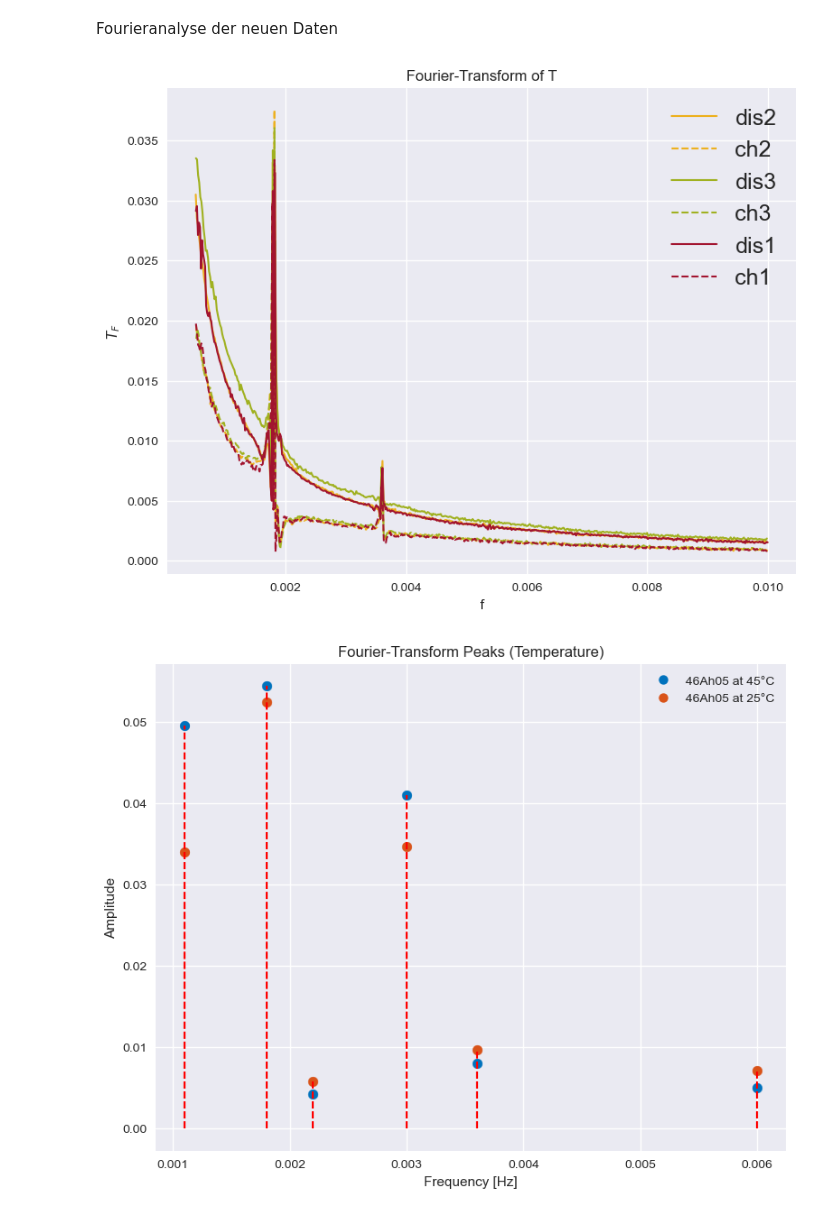
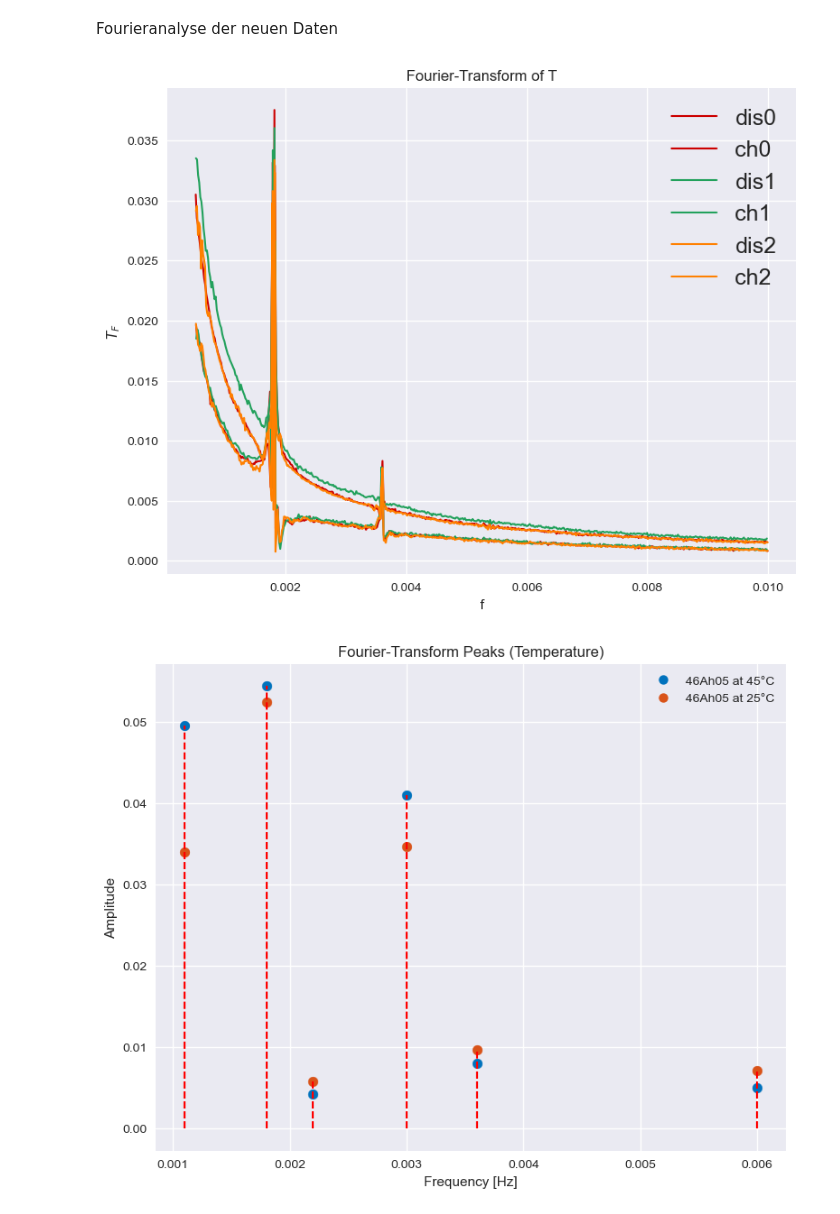
Before and after one commit to dieterduese/Projekt_Entropie, a Jupyter notebook: TIS_delS.ipynb, the cells around one changed output. Saved outputs shown, nothing was run; the diff lists cells and outputs as text; code cells hidden in the pictures.

```diff
--- a/TIS_delS.ipynb
+++ b/TIS_delS.ipynb
@@ -495,44 +498,60 @@ Fourieranalyse der neuen Daten
 # %%
 """Fourier neue Daten"""
 plt.figure()
 plt.title("Fourier-Transform of T")
 plt.xlabel("f")
 plt.ylabel("$T_{F}$")
+colors=['#cc0000', '#22a15c', '#ff8000', '#00a6b3']
+
+zähler=0
+for i in data_neu.keys():
+    farbe=colors[zähler]
+    for direction in [2,3]:
+        if direction==2:
+            lab="dis"+str(zähler)
+        elif direction==3:
+            lab="ch"+str(zähler)
+        else:
+            print("Fehler: unkorrekte Richtung")
+        t, T, I, U = create_dataset(data_neu[i], direction)
+        T_F, f = fastfourier(T, 0.0005, 0.01)
+        plt.plot(f, T_F, color=farbe, label=lab)
+    zähler+=1
 
 # data_46ah_6_delSage2
-t, T, I, U = create_dataset(data_46ah_6_delSage2, 2)
-T_F, f = fastfourier(T, 0.0005, 0.01)
-plt.plot(f, T_F, color=[0.9290, 0.6940, 0.1250], label="dis2")
+# t, T, I, U = create_dataset(data_46ah_6_delSage2, 2)
+# T_F, f = fastfourier(T, 0.0005, 0.01)
+# plt.plot(f, T_F, color=[0.9290, 0.6940, 0.1250], label="dis2")
 
-t, T, I, U = create_dataset(data_46ah_6_delSage2, 3)
-T_F, f = fastfourier(T, 0.0005, 0.01)
-plt.plot(f, T_F,"--", color=[0.9290, 0.6940, 0.1250], label="ch2")
+# t, T, I, U = create_dataset(data_46ah_6_delSage2, 3)
+# T_F, f = fastfourier(T, 0.0005, 0.01)
+# plt.plot(f, T_F,"--", color=[0.9290, 0.6940, 0.1250], label="ch2")
 
-## data_46ah_6_delSage2
-t, T, I, U = create_dataset(data_46ah_6_delSage4, 2)
-T_F, f = fastfourier(T, 0.0005, 0.01)
-plt.plot(f, T_F, color=[0.6290, 0.6940, 0.1250], label="dis3")
+# ## data_46ah_6_delSage2
+# t, T, I, U = create_dataset(data_46ah_6_delSage4, 2)
+# T_F, f = fastfourier(T, 0.0005, 0.01)
+# plt.plot(f, T_F, color=[0.6290, 0.6940, 0.1250], label="dis3")
 
-t, T, I, U = create_dataset(data_46ah_6_delSage4, 3)
-T_F, f = fastfourier(T, 0.0005, 0.01)
-plt.plot(f, T_F,"--", color=[0.6290, 0.6940, 0.1250], label="ch3")
+# t, T, I, U = create_dataset(data_46ah_6_delSage4, 3)
+# T_F, f = fastfourier(T, 0.0005, 0.01)
+# plt.plot(f, T_F,"--", color=[0.6290, 0.6940, 0.1250], label="ch3")
 
 
-# data_46ah_06_preTISdS
-t, T, I, U = create_dataset(data_46ah_06_preTISdS, 2)
-T_F, f = fastfourier(T, 0.0005, 0.01)
-plt.plot(f, T_F, color=[0.6350, 0.0780, 0.1840], label="dis1")
+# # data_46ah_06_preTISdS
+# t, T, I, U = create_dataset(data_46ah_06_preTISdS, 2)
+# T_F, f = fastfourier(T, 0.0005, 0.01)
+# plt.plot(f, T_F, color=[0.6350, 0.0780, 0.1840], label="dis1")
 
-t, T, I, U = create_dataset(data_46ah_06_preTISdS, 3)
-T_F, f = fastfourier(T, 0.0005, 0.01)
-plt.plot(f, T_F,"--", color=[0.6350, 0.0780, 0.1840], label="ch1")
+# t, T, I, U = create_dataset(data_46ah_06_preTISdS, 3)
+# T_F, f = fastfourier(T, 0.0005, 0.01)
+# plt.plot(f, T_F,"--", color=[0.6350, 0.0780, 0.1840], label="ch1")
 
 
 plt.legend()
 plt.grid(True)
 plt.show()
 # %% [output]
-[figure, old version]
+[figure, new version]
 # %%
 
 """Plot Peaks"""
```
Also changed, not shown: parts of 4 cells of this notebook.
